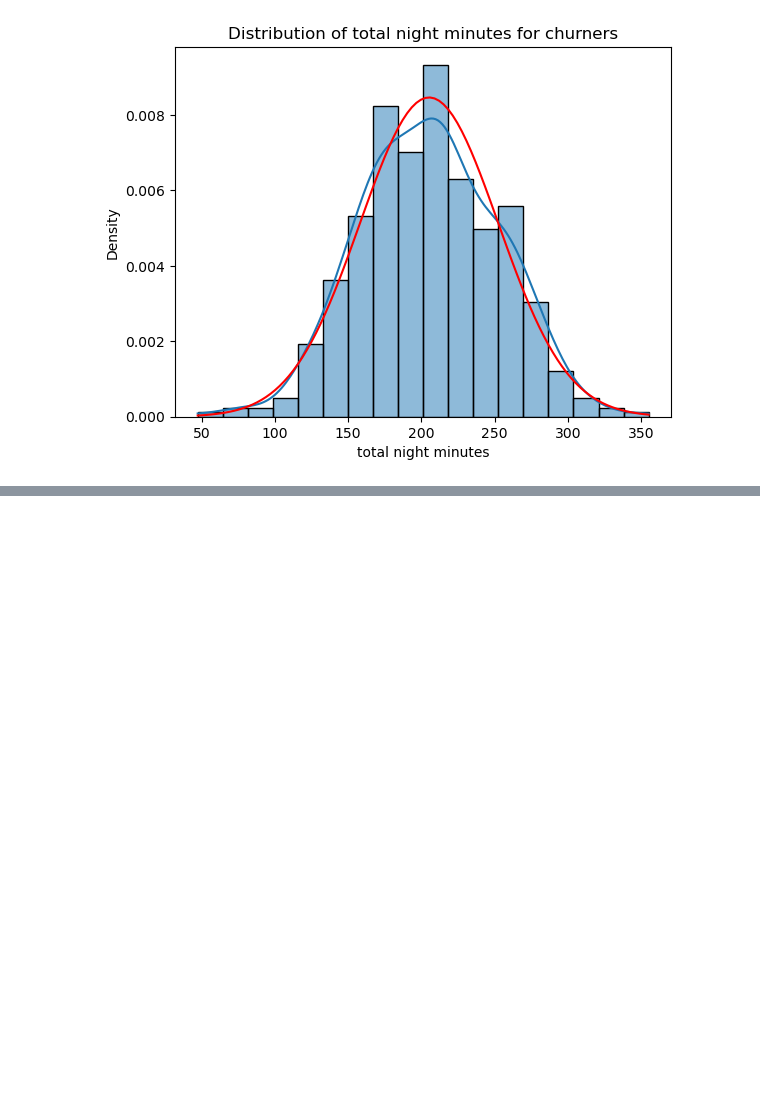
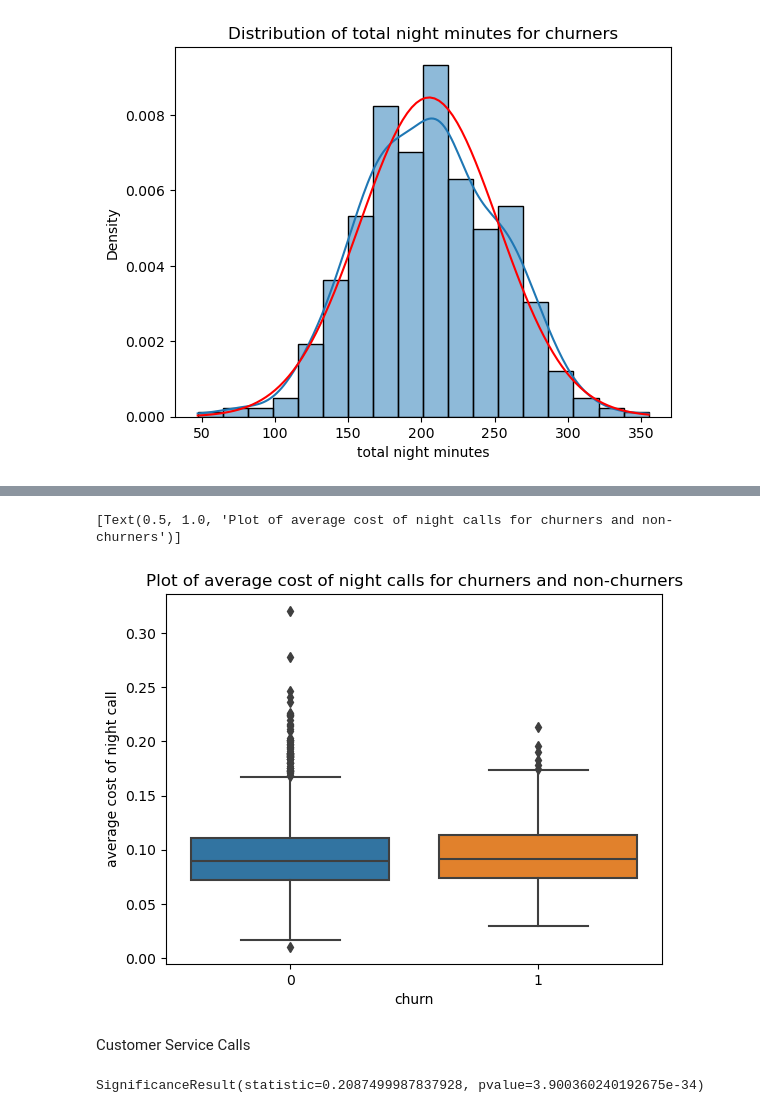
Before and after one commit to Kevan-Muthomi/PhaseThreeProject, a Jupyter notebook: index.ipynb, the cells around one changed output, grey strips where cells are left out. Saved outputs shown, nothing was run; the diff lists cells and outputs as text; code cells hidden in the pictures; blank space fills up the shorter version.

```diff
--- a/index.ipynb
+++ b/index.ipynb
@@ -356,0 +349,12 @@ plotNormalDistribution(df[df['churn'] == True]['total night minutes'], 'Distribu
+# %%
+sns.boxplot(x='churn', y='average cost of night call', data=df).set(title='Plot of average cost of night calls for churners and non-churners')
+# %% [output]
+[Text(0.5, 1.0, 'Plot of average cost of night calls for churners and non-churners')]
+[figure, added]
+# %% [markdown]
+Customer Service Calls
+# %%
+#Determining relationship between the number of calls to the customer service center and churn
+stats.pointbiserialr(df['churn'], df['customer service calls'])
+# %% [output]
+SignificanceResult(statistic=0.2087499987837928, pvalue=3.900360240192675e-34)
```
Also changed, not shown: parts of 25 cells of this notebook.
